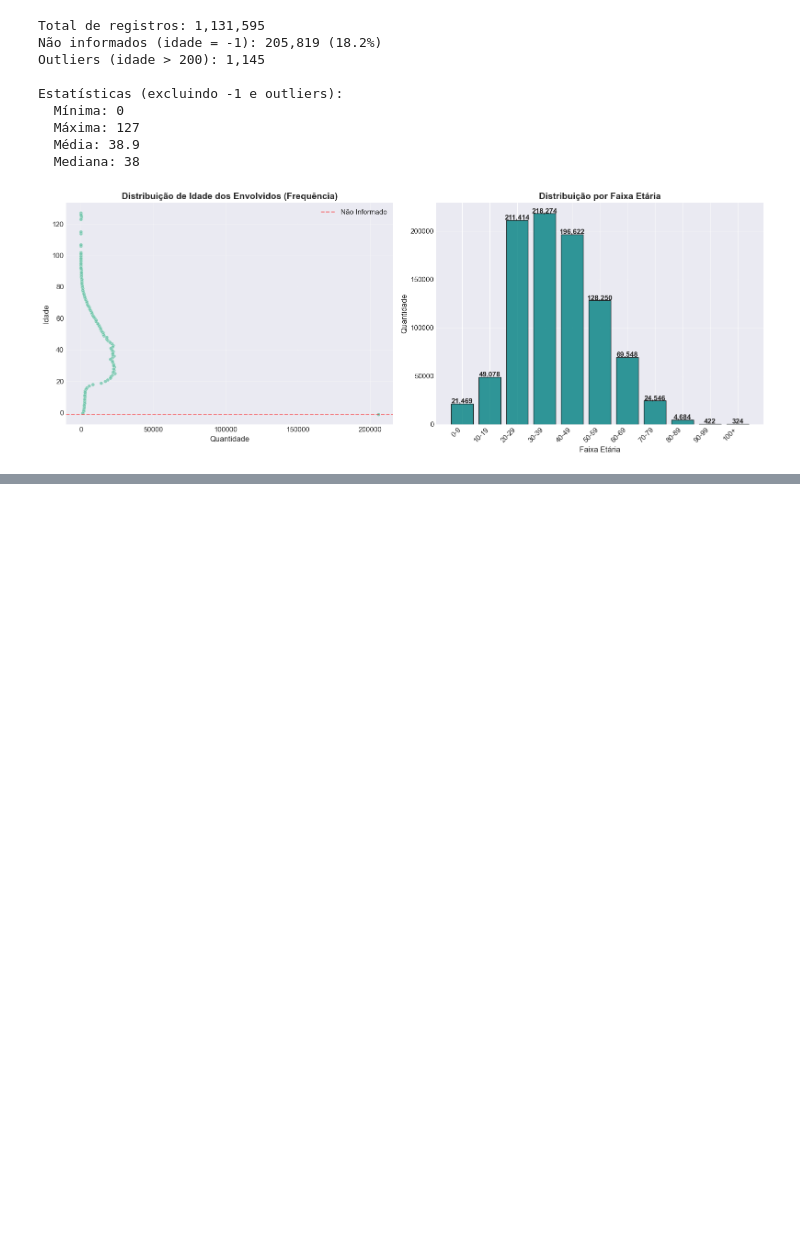
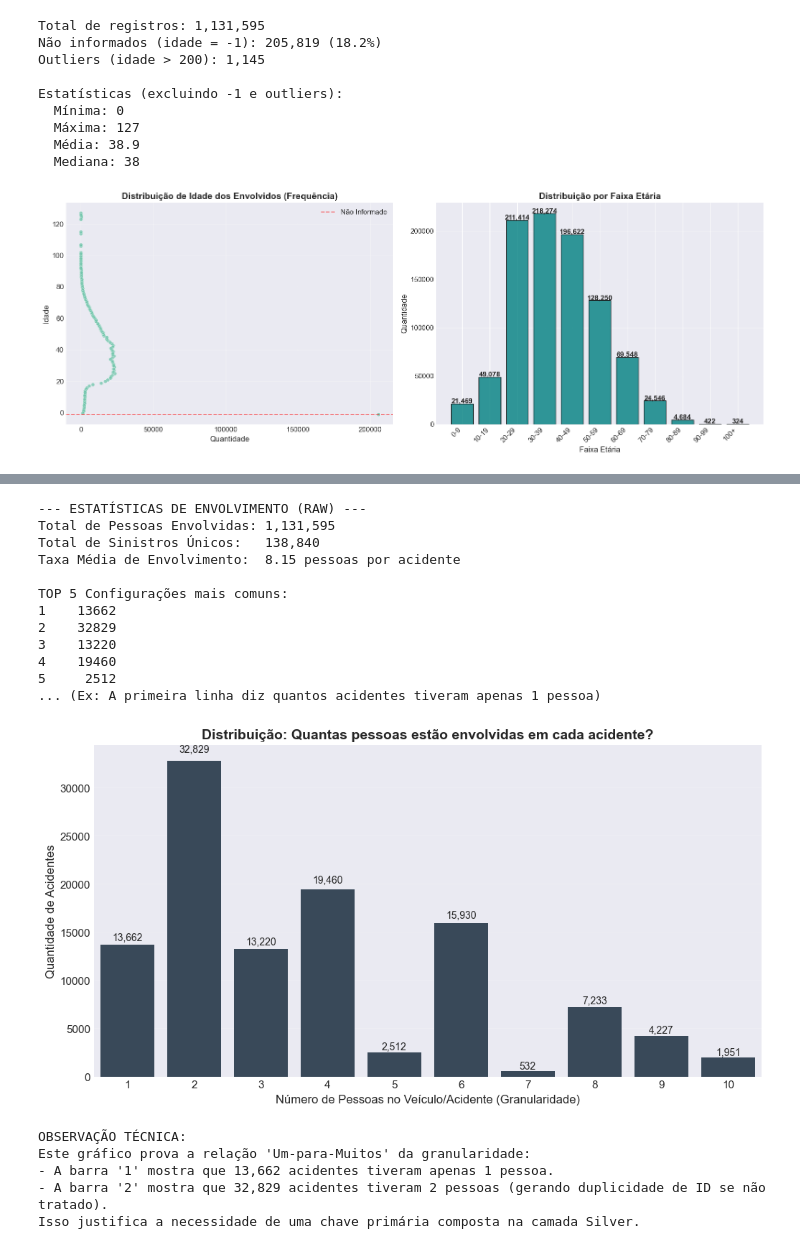
Before and after one commit to MatheussBrant/SBD2-Grupo-19-PRF, a Jupyter notebook: data_layer/raw/analytics_raw.ipynb, the cells around one changed output, grey strips where cells are left out. Drawn from its saved outputs; the diff is of its cells as text; code cells hidden in the pictures; blank space fills up the shorter version.

Commit message:
update: Corrigindo analises das camadas raw e silver

```diff
--- a/data_layer/raw/analytics_raw.ipynb
+++ b/data_layer/raw/analytics_raw.ipynb
@@ -567,0 +728,67 @@ Estatísticas (excluindo -1 e outliers):
+# %%
+## 11. Análise de Densidade: Pessoas por Sinistro (Visão Bruta)
+
+print("--- ESTATÍSTICAS DE ENVOLVIMENTO (RAW) ---")
+
+# 1. Cálculo das Métricas
+total_pessoas = len(df)
+total_sinistros = df['id'].nunique()
+media_envolvidos = total_pessoas / total_sinistros
+
+print(f"Total de Pessoas Envolvidas: {total_pessoas:,}")
+print(f"Total de Sinistros Únicos:   {total_sinistros:,}")
+print(f"Taxa Média de Envolvimento:  {media_envolvidos:.2f} pessoas por acidente")
+
+# 2. Distribuição Exata (Quantos acidentes tiveram X pessoas?)
+pessoas_por_acidente = df.groupby('id').size()
+distribuicao_envolvidos = pessoas_por_acidente.value_counts().sort_index()
+
+# Filtrar apenas até 10 pessoas para o gráfico não ficar ilegível com outliers
+distribuicao_plot = distribuicao_envolvidos.head(10)
+
+print("\nTOP 5 Configurações mais comuns:")
+print(distribuicao_envolvidos.head(5).to_string(header=False))
+print("... (Ex: A primeira linha diz quantos acidentes tiveram apenas 1 pessoa)")
+
+
+# 3. Visualização: Gráfico de Barras (Discreto)
+plt.figure(figsize=(12, 6))
+
+# Usamos barplot simples agora, muito mais legível que histplot
+ax = sns.barplot(x=distribuicao_plot.index, y=distribuicao_plot.values, color='#34495e')
+
+# Adicionar rótulos
+for i, v in enumerate(distribuicao_plot.values):
+    ax.text(i, v + (v*0.02), f'{v:,}', ha='center', va='bottom', fontsize=10)
+
+plt.title('Distribuição: Quantas pessoas estão envolvidas em cada acidente?', fontsize=14, fontweight='bold')
+plt.xlabel('Número de Pessoas no Veículo/Acidente (Granularidade)', fontsize=12)
+plt.ylabel('Quantidade de Acidentes', fontsize=12)
+plt.grid(axis='y', alpha=0.2)
+sns.despine()
+plt.show()
+
+print("OBSERVAÇÃO TÉCNICA:")
+print("Este gráfico prova a relação 'Um-para-Muitos' da granularidade:")
+print(f"- A barra '1' mostra que {distribuicao_envolvidos.get(1, 0):,} acidentes tiveram apenas 1 pessoa.")
+print(f"- A barra '2' mostra que {distribuicao_envolvidos.get(2, 0):,} acidentes tiveram 2 pessoas (gerando duplicidade de ID se não tratado).")
+print("Isso justifica a necessidade de uma chave primária composta na camada Silver.")
+# %% [output]
+--- ESTATÍSTICAS DE ENVOLVIMENTO (RAW) ---
+Total de Pessoas Envolvidas: 1,131,595
+Total de Sinistros Únicos:   138,840
+Taxa Média de Envolvimento:  8.15 pessoas por acidente
+
+TOP 5 Configurações mais comuns:
+1    13662
+2    32829
+3    13220
+4    19460
+5     2512
+... (Ex: A primeira linha diz quantos acidentes tiveram apenas 1 pessoa)
+[figure, added]
+OBSERVAÇÃO TÉCNICA:
+Este gráfico prova a relação 'Um-para-Muitos' da granularidade:
+- A barra '1' mostra que 13,662 acidentes tiveram apenas 1 pessoa.
+- A barra '2' mostra que 32,829 acidentes tiveram 2 pessoas (gerando duplicidade de ID se não tratado).
+Isso justifica a necessidade de uma chave primária composta na camada Silver.
```
Also changed, not shown: parts of 12 cells of this notebook, 3 other files.
